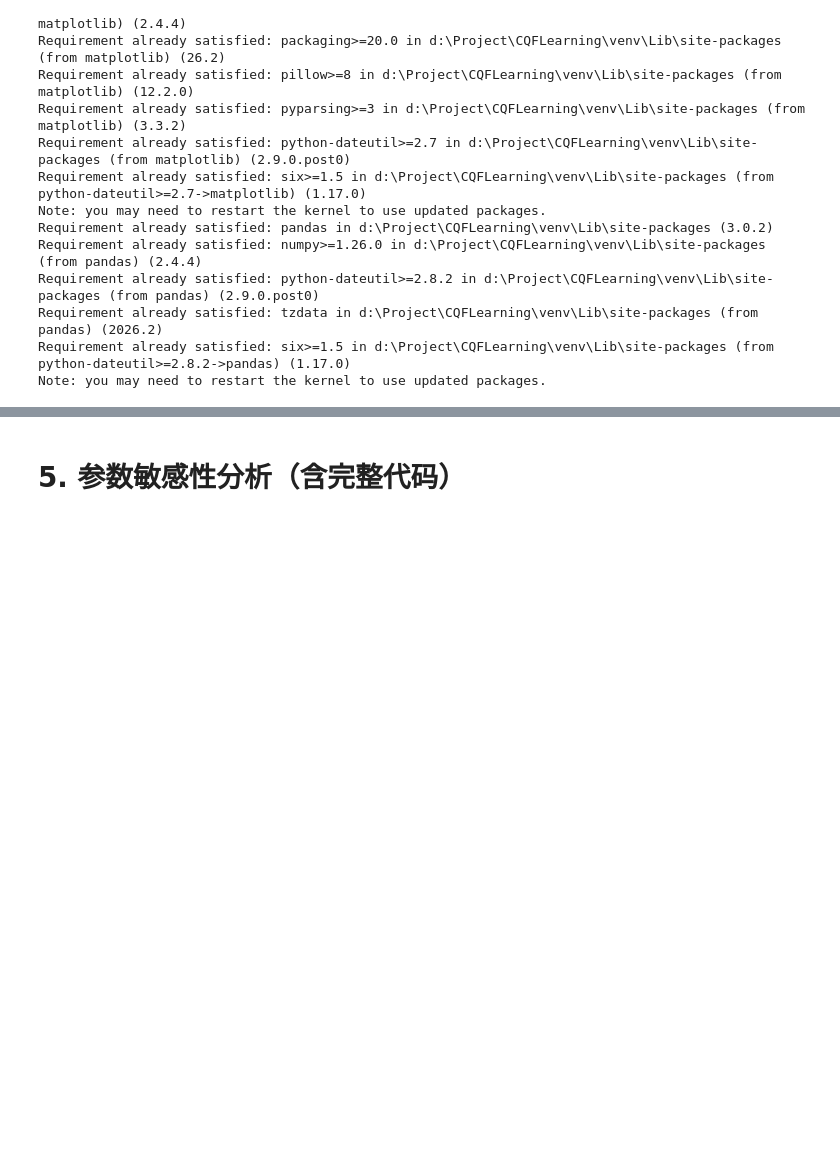
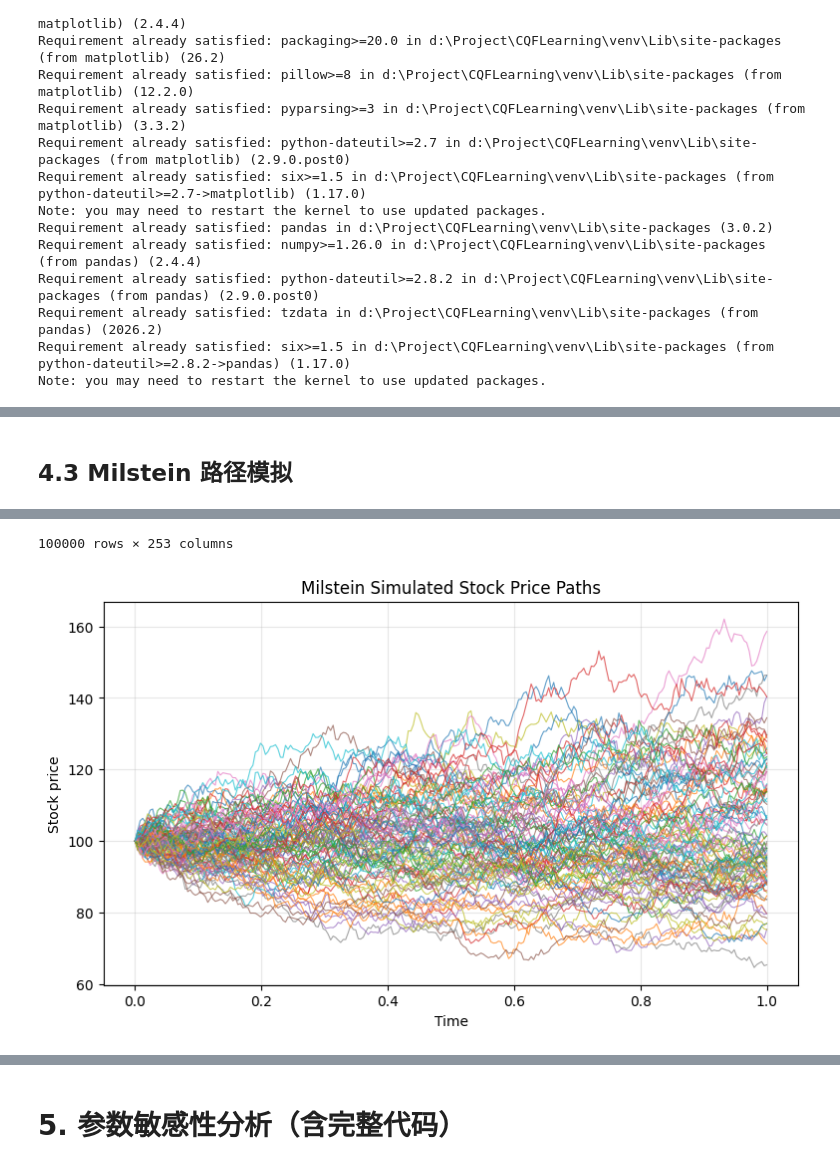
Before and after one commit to xption/CQFLearning, a Jupyter notebook: Exam2/Answer.ipynb, the cells around one changed output, grey strips where cells are left out. Cells and saved outputs as stored; diff of their text form; code cells hidden in the pictures; blank space fills up the shorter version.

```diff
--- a/Exam2/Answer.ipynb
+++ b/Exam2/Answer.ipynb
@@ -255,0 +363,8 @@ def make_price_table(param_name, param_values, result):
+# %% [markdown]
+## 4.3 Milstein 路径模拟
+# %%
+milstein_paths = simulate_milstein_paths(S0, r, sigma, T, baseline_n_paths, baseline_n_steps, baseline_random_normals)
+milstein_paths_df = pd.DataFrame(milstein_paths)
+display(milstein_paths_df)
+plot_simulated_paths(milstein_paths, "Milstein Simulated Stock Price Paths")
+# %% [output]
@@ -255,0 +383,2 @@ def make_price_table(param_name, param_values, result):
+100000 rows × 253 columns
+[figure, added]
```
Also changed, not shown: parts of 10 cells of this notebook.
